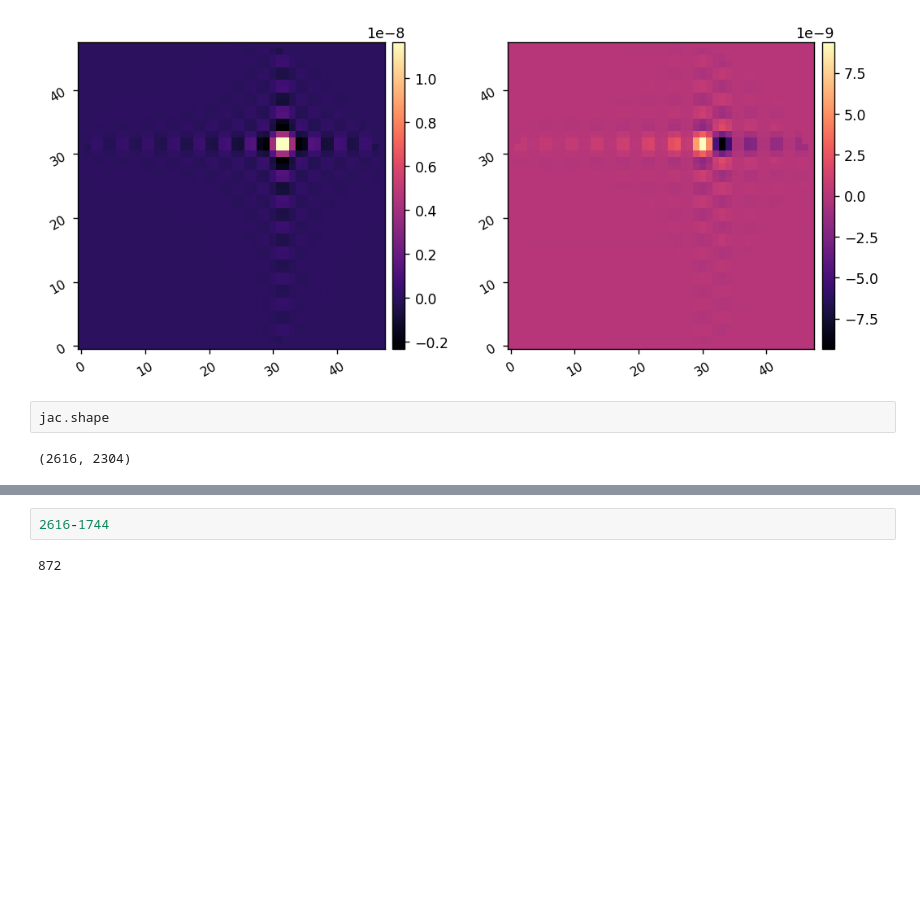
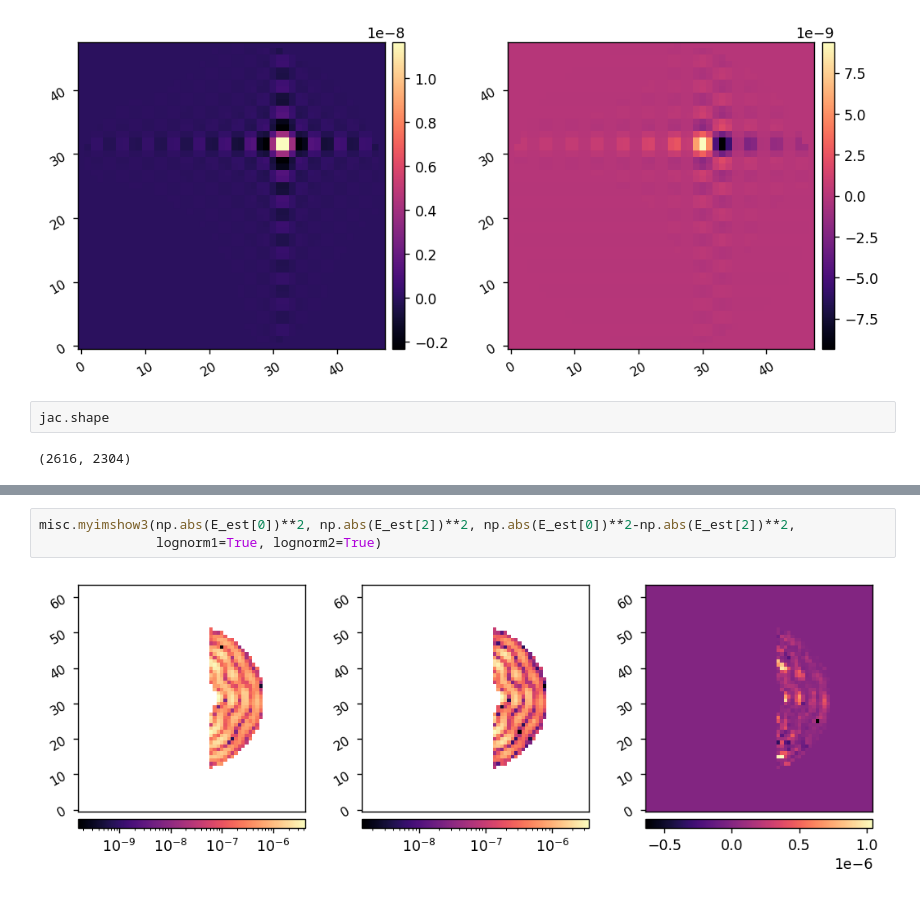
Before and after one commit to kian1377/roman-cgi-iefc, a Jupyter notebook: efc_1dm_hlc_broadband.ipynb, the cells around one changed output, grey strips where cells are left out. Drawn from its saved outputs; the diff is of its cells as text; blank space fills up the shorter version.

```diff
--- a/efc_1dm_hlc_broadband.ipynb
+++ b/efc_1dm_hlc_broadband.ipynb
@@ -230,4 +232,5 @@ H.shape (2616, 872)
-# %%
-2616-1744
-# %% [output]
-872
+# %%
+misc.myimshow3(np.abs(E_est[0])**2, np.abs(E_est[2])**2, np.abs(E_est[0])**2-np.abs(E_est[2])**2,
+               lognorm1=True, lognorm2=True)
+# %% [output]
+[figure, added]
```
Also changed, not shown: parts of 3 cells of this notebook, 3 other files.
